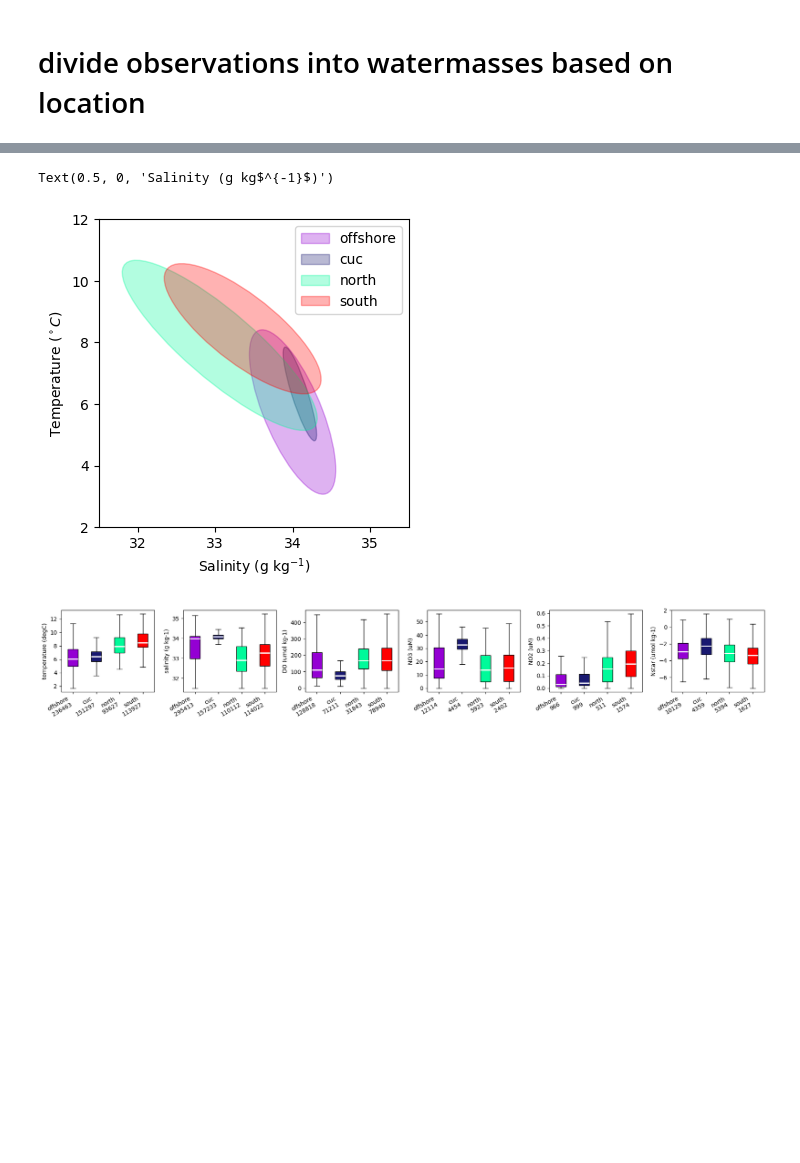
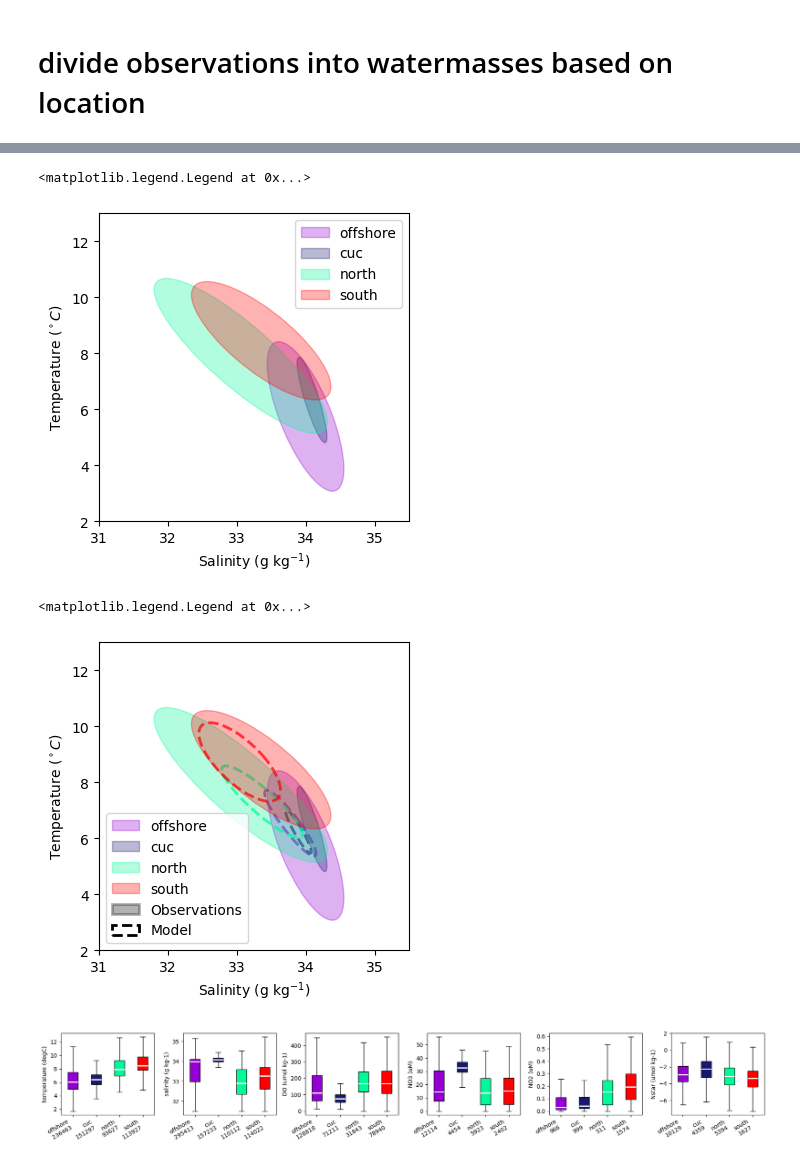
Before and after one commit to UBC-MOAD/analysis-becca, a Jupyter notebook: LiveOcean/tracers/wm_properties.ipynb, the cells around one changed output, grey strips where cells are left out. Saved outputs shown, nothing was run; the diff lists cells and outputs as text; code cells hidden in the pictures; blank space fills up the shorter version.

Commit message:
ellipse compare to model

```diff
--- a/LiveOcean/tracers/wm_properties.ipynb
+++ b/LiveOcean/tracers/wm_properties.ipynb
@@ -364,12 +368,73 @@ for i in range(len(regions)):
 
 ax.set_ylim([2,13])
 ax.set_xlim([31,35.5])
-ax.legend()
 ax.set_ylabel('Temperature ($^\circ C$)')
 ax.set_xlabel('Salinity (g kg$^{-1}$)')
+
+ax.legend()
 # %% [output]
-Text(0.5, 0, 'Salinity (g kg$^{-1}$)')
+<matplotlib.legend.Legend at 0x...>
-[figure, old version]
+[figure, new version]
+# %%
+# lets plot all the ellipses together
+colour = ['darkviolet','midnightblue','mediumspringgreen','red']
+
+# LO ariane results
+LOxmean = [33.77666864, 33.89333029, 33.36770561, 33.04148093]
+LOymean = [6.5316104,  6.23492864, 7.29841359, 8.71926518]
+LOwidth = [2.45040867 ,1.5795744 , 2.78031865, 2.94314504]
+LOheight = [0.28385222 ,0.12860834, 0.47280694, 0.78123976]
+LOangle = [106.47423903 ,102.71199375 ,113.00224522 ,108.30265367]
+
+fig, ax = plt.subplots(1,1,figsize=[4,4])
+
+for i in range(len(regions)):
+    # Create the ellipse
+    ellipse = Ellipse((x_mean[i], y_mean[i]),
+                      width=width[i], height=height[i],
+                      angle=angle[i], facecolor=colour[i],
+                      edgecolor=colour[i],alpha=0.3,
+                      label=regions[i])
+
+    # Add the ellipse to the plot
+    ax.add_patch(ellipse)
+
+    # Create the ellipse
+    ellipse = Ellipse((LOxmean[i], LOymean[i]),
+                      width=LOwidth[i], height=LOheight[i],
+                      angle=LOangle[i], facecolor='none',
+                      edgecolor=colour[i],lw=2,ls='dashed',alpha=0.7)
+
+    # Add the ellipse to the plot
+    ax.add_patch(ellipse)
+
+ax.set_ylim([2,13])
+ax.set_xlim([31,35.5])
+ax.set_ylabel('Temperature ($^\circ C$)')
+ax.set_xlabel('Salinity (g kg$^{-1}$)')
+
+
+# these ellipses added outside of view for the sake of the legend
+# Create the ellipse
+ellipse = Ellipse((x_mean[i]+100, y_mean[i]+100),
+                      width=width[i], height=height[i],
+                      angle=angle[i], facecolor='k',
+                      edgecolor='k',alpha=0.3,
+                      lw=2,label='Observations')
+
+    # Add the ellipse to the plot
+ax.add_patch(ellipse)
+ellipse = Ellipse((x_mean[i]+100, y_mean[i]+100),
+                      width=width[i], height=height[i],
+                      angle=angle[i], facecolor='none',
+                      edgecolor='k',lw=2,ls='dashed', label='Model')
+# Add the ellipse to the plot
+ax.add_patch(ellipse)
+
+ax.legend()
+# %% [output]
+<matplotlib.legend.Legend at 0x...>
+[figure, added]
 # %%
 # box plots of different tracers
 colour = ['darkviolet','midnightblue','mediumspringgreen','red']
```
Also changed, not shown: parts of 3 cells of this notebook.
